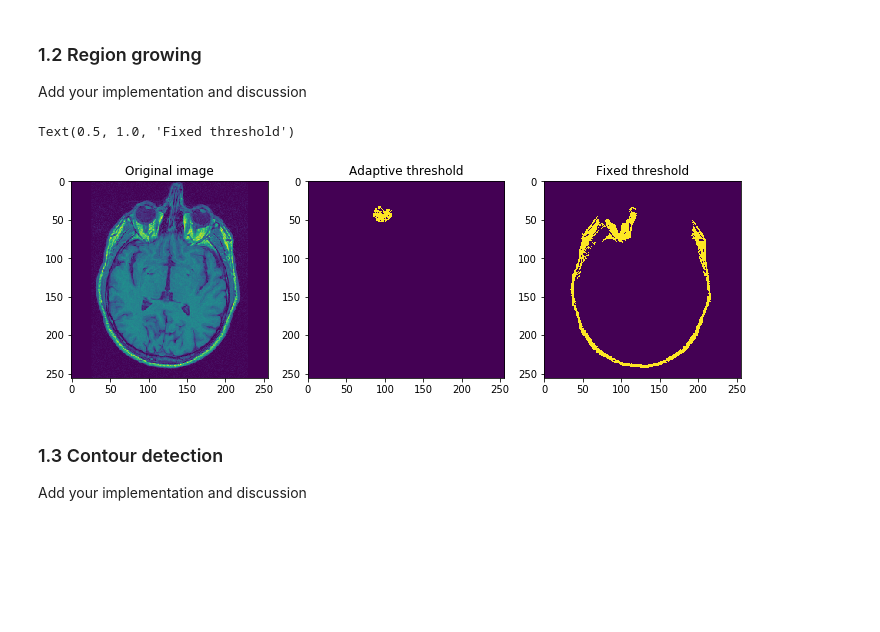
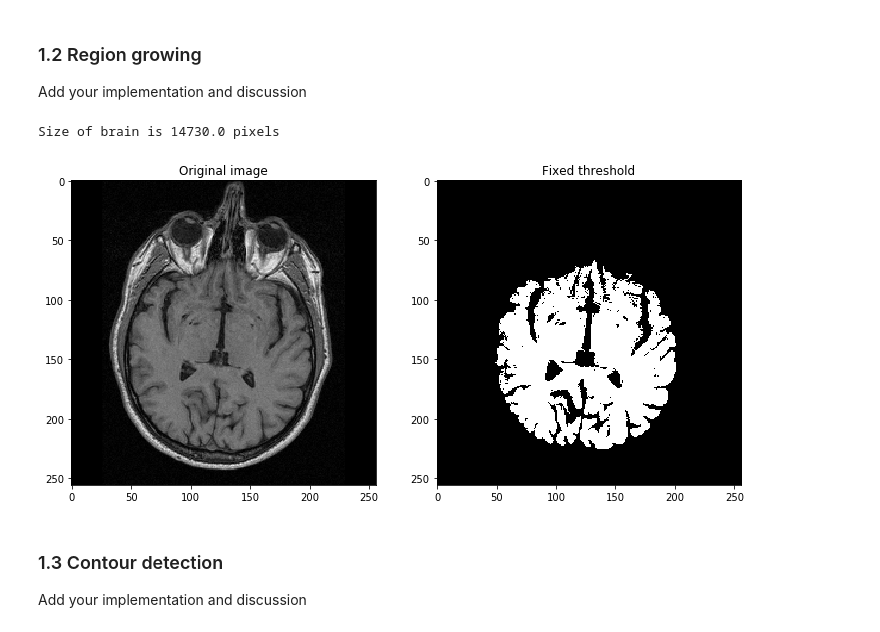
Before and after one commit to JelenaBanjac/image-analysis, a Jupyter notebook: labs/lab_01_segmentation.ipynb, the cells around one changed output. Saved outputs shown, nothing was run; the diff lists cells and outputs as text; code cells hidden in the pictures; blank space fills up the shorter version.

```diff
--- a/labs/lab_01_segmentation.ipynb
+++ b/labs/lab_01_segmentation.ipynb
@@ -55,49 +77,46 @@ import numpy as np
 # %%
 %matplotlib inline
-import sys
-sys.setrecursionlimit(65535)
 
-def region_growing(img, new_img, x, y, threshold):
+def region_growing_adaptive(img, new_img, x, y, threshold):
     if new_img[x, y] != 0 or x < 0 or y < 0 or x >= img.shape[0] or y >= img.shape[1]:
         return
     else:
         new_img[x, y] = 255
         for step_x, step_y in zip([-1, 1, 0, 0, 1, -1, -1, 1], [0, 0, -1, 1, 1, -1, 1, -1]):
             step_x += x
             step_y += y
             if (abs(int(img[x, y]) - img[step_x, step_y])) < threshold:
                 region_growing(img, new_img, step_x, step_y, threshold)
 
 
-def region_growing2(img, new_img, x, y, target, threshold):
+def region_growing(img, new_img, x, y, target, threshold):
     if new_img[x, y] == 0 and x >= 0 and y >= 0 and x < img.shape[0] and y < img.shape[1]:
-        new_img[x, y] = 255
+        new_img[x, y] = 1
         for step_x, step_y in zip([-1, 1, 0, 0, 1, -1, -1, 1], [0, 0, -1, 1, 1, -1, 1, -1]):
             if (abs(target - img[step_x + x, step_y + y])) < threshold:
-                region_growing2(img, new_img, step_x + x, step_y + y, target, threshold)
+                region_growing(img, new_img, step_x + x, step_y + y, target, threshold)
 
 
 resized = cv2.resize(brain_im, dsize=(256, 256))
-new_img1 = np.zeros(brain_im.shape)
-new_img2 = np.zeros(brain_im.shape)
+sys.setrecursionlimit(resized.shape[0] * resized.shape[1])
 
-#plt.hist(resized.flatten('F'))
 
-region_growing(resized, new_img1, 45, 95, 4)
-region_growing2(resized, new_img2, 77, 200, 150, 82)
+# region_growing(resized, new_img1, 45, 95, 4)
+region_img = np.zeros(resized.shape)
+region_growing(resized, region_img, 86, 156, 80, 18)
+
 fig = plt.figure(figsize=(12, 6))
-ax = fig.add_subplot(131)
-ax.imshow(resized)
+ax = fig.add_subplot(121)
+ax.imshow(resized, cmap='gray')
 ax.set_title('Original image')
-ax = fig.add_subplot(132)
-ax.imshow(new_img1)
-ax.set_title('Adaptive threshold')
-ax = fig.add_subplot(133)
-ax.imshow(new_img2)
+ax = fig.add_subplot(122)
+ax.imshow(region_img, cmap='gray')
 ax.set_title('Fixed threshold')
+
+print(f'Size of brain is {np.sum(region_img)} pixels')
 # %% [output]
-Text(0.5, 1.0, 'Fixed threshold')
+Size of brain is 14730.0 pixels
-[figure, old version]
+[figure, new version]
 # %% [markdown]
 ### 1.3 Contour detection
 Add your implementation and discussion
```
Also changed, not shown: parts of 17 cells of this notebook.
